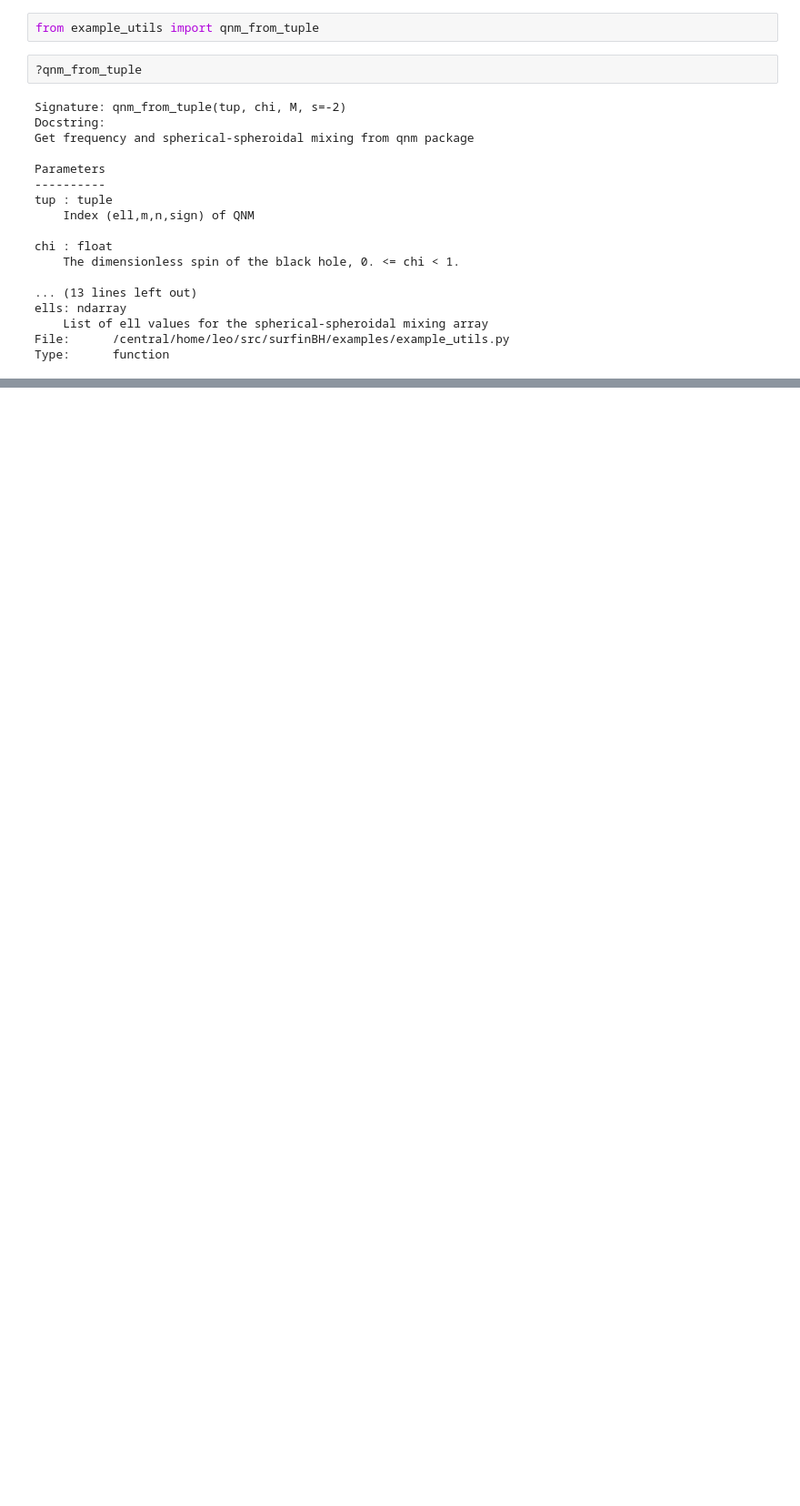
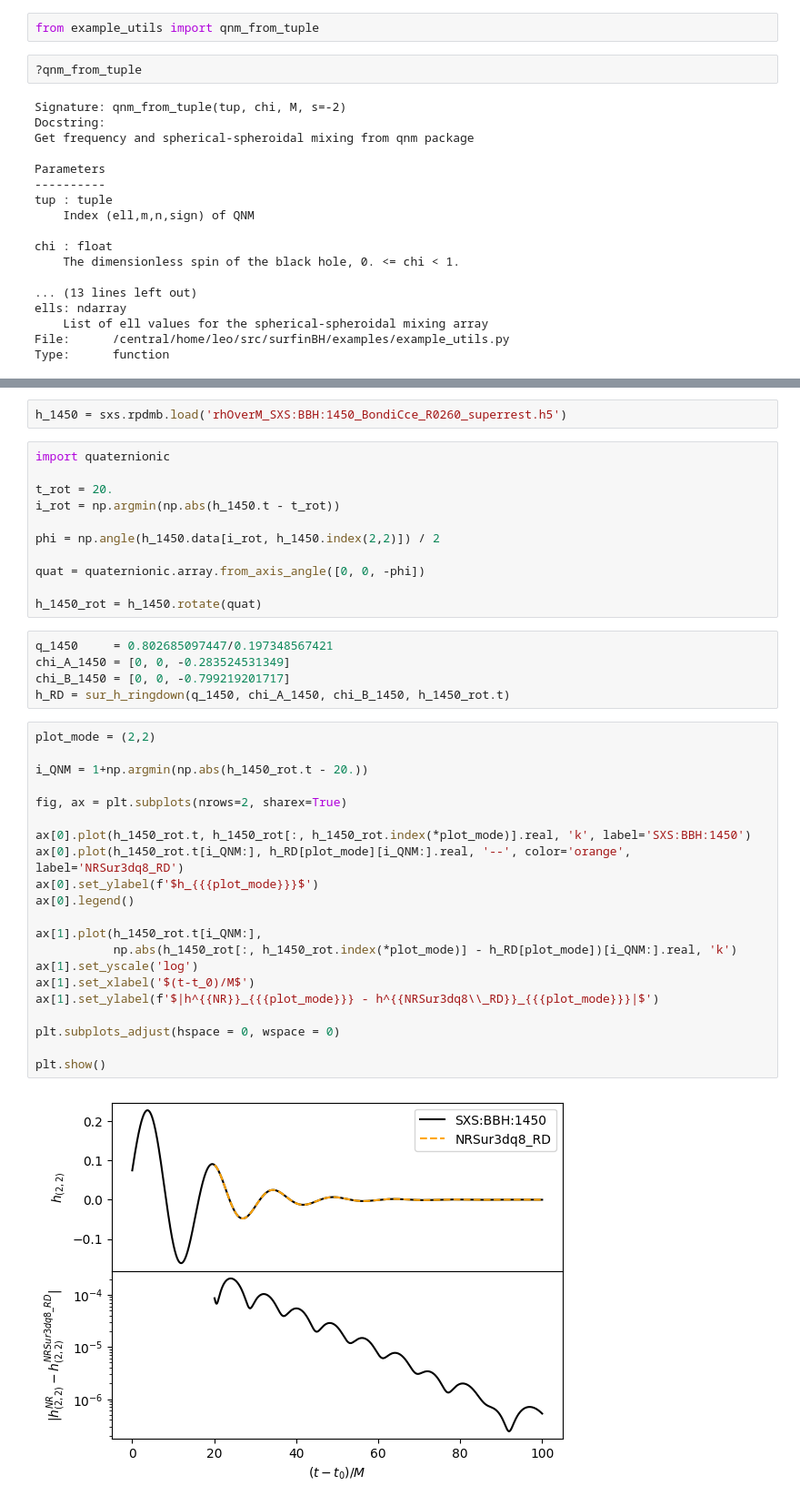
Before and after one commit to vijayvarma392/surfinBH, a Jupyter notebook: examples/example_3dq8_RD.ipynb, the cells around one changed output, grey strips where cells are left out. Shown: that part at 91% size. Cells and saved outputs as stored; diff of their text form; blank space fills up the shorter version.

```diff
--- a/examples/example_3dq8_RD.ipynb
+++ b/examples/example_3dq8_RD.ipynb
@@ -232,0 +154,41 @@ plt.xlim([0,100])
+# %%
+h_1450 = sxs.rpdmb.load('rhOverM_SXS:BBH:1450_BondiCce_R0260_superrest.h5')
+# %%
+import quaternionic
+
+t_rot = 20.
+i_rot = np.argmin(np.abs(h_1450.t - t_rot))
+
+phi = np.angle(h_1450.data[i_rot, h_1450.index(2,2)]) / 2
+
+quat = quaternionic.array.from_axis_angle([0, 0, -phi])
+
+h_1450_rot = h_1450.rotate(quat)
+# %%
+q_1450     = 0.802685097447/0.197348567421
+chi_A_1450 = [0, 0, -0.283524531349]
+chi_B_1450 = [0, 0, -0.799219201717]
+h_RD = sur_h_ringdown(q_1450, chi_A_1450, chi_B_1450, h_1450_rot.t)
+# %%
+plot_mode = (2,2)
+
+i_QNM = 1+np.argmin(np.abs(h_1450_rot.t - 20.))
+
+fig, ax = plt.subplots(nrows=2, sharex=True)
+
+ax[0].plot(h_1450_rot.t, h_1450_rot[:, h_1450_rot.index(*plot_mode)].real, 'k', label='SXS:BBH:1450')
+ax[0].plot(h_1450_rot.t[i_QNM:], h_RD[plot_mode][i_QNM:].real, '--', color='orange', label='NRSur3dq8_RD')
+ax[0].set_ylabel(f'$h_{{{plot_mode}}}$')
+ax[0].legend()
+
+ax[1].plot(h_1450_rot.t[i_QNM:],
+           np.abs(h_1450_rot[:, h_1450_rot.index(*plot_mode)] - h_RD[plot_mode])[i_QNM:].real, 'k')
+ax[1].set_yscale('log')
+ax[1].set_xlabel('$(t-t_0)/M$')
+ax[1].set_ylabel(f'$|h^{{NR}}_{{{plot_mode}}} - h^{{NRSur3dq8\\_RD}}_{{{plot_mode}}}|$')
+
+plt.subplots_adjust(hspace = 0, wspace = 0)
+
+plt.show()
+# %% [output]
+[figure, added]
```
Also changed, not shown: parts of 14 cells of this notebook, 2 other files.
